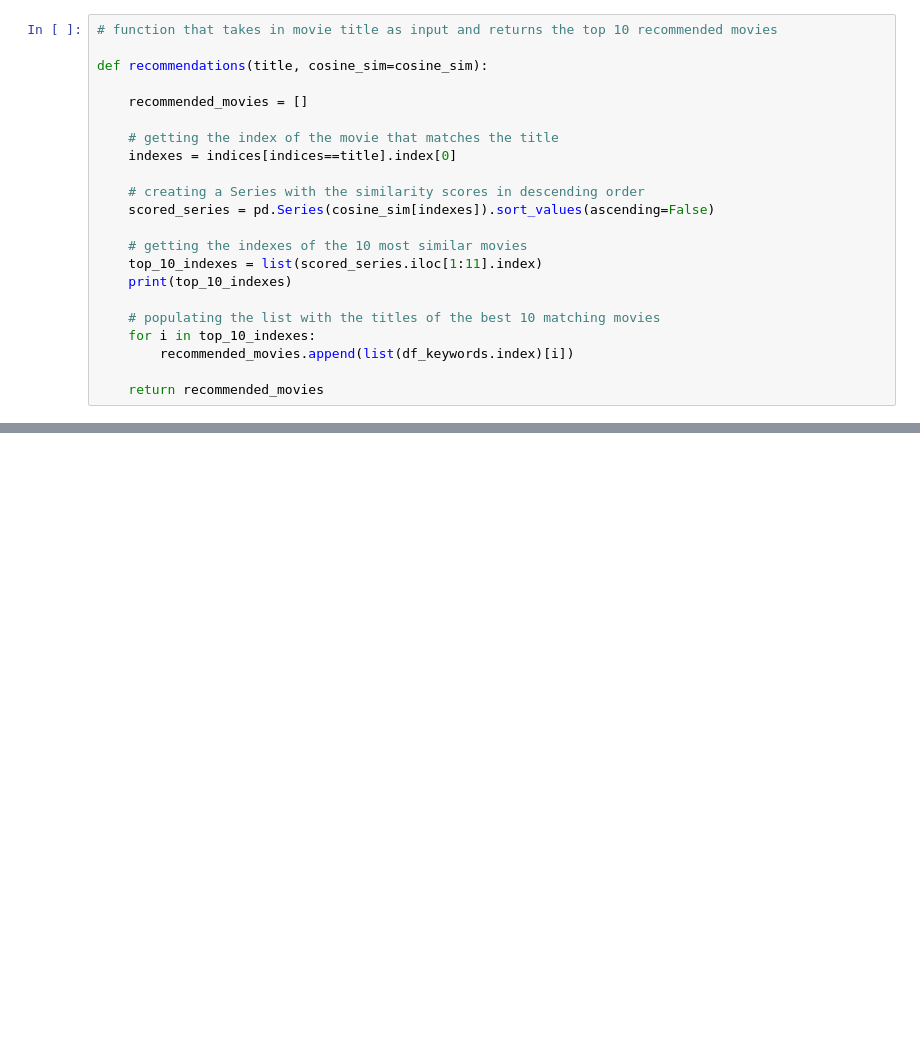
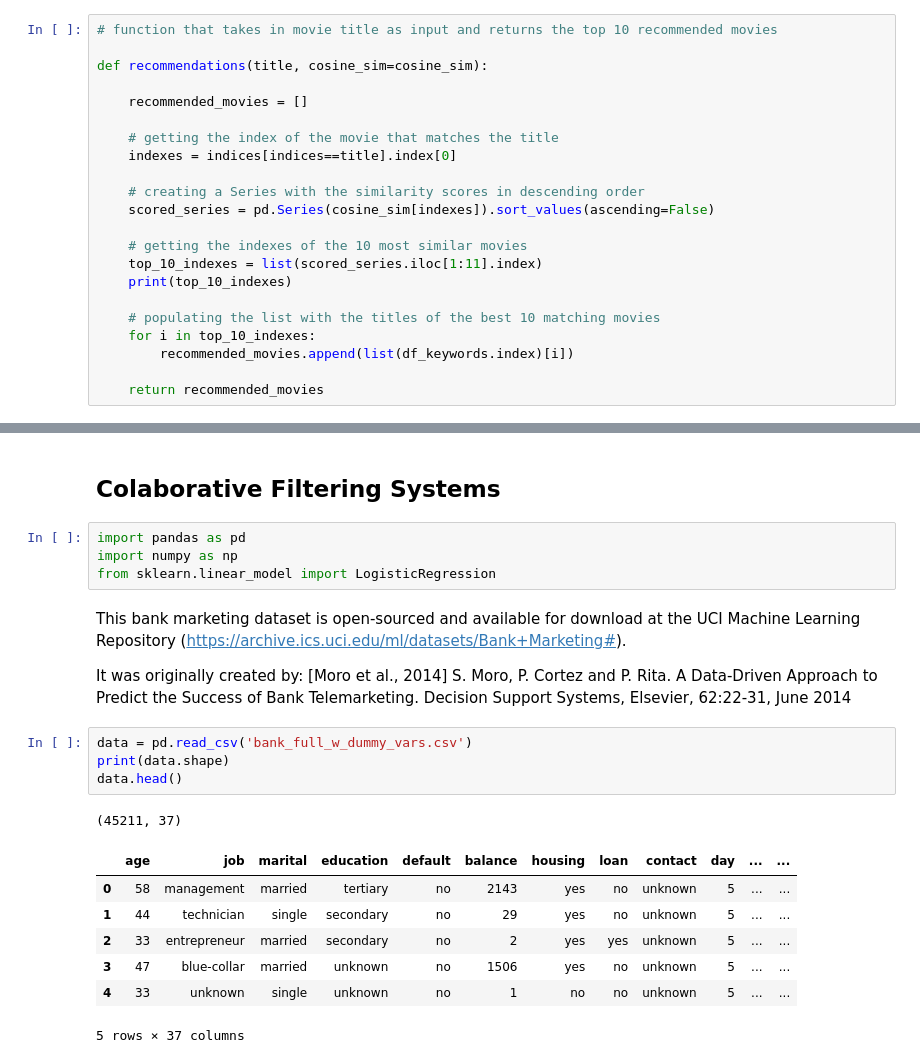
Before and after one commit to RochaErik/X-Recommendation-Systems, a Jupyter notebook: Recommendation_Systems.ipynb, the cells around one changed output, grey strips where cells are left out. Saved outputs shown, nothing was run; the diff lists cells and outputs as text; blank space fills up the shorter version.

Commit message:
Collaborative filtering

```diff
--- a/Recommendation_Systems.ipynb
+++ b/Recommendation_Systems.ipynb
@@ -544,3 +557,26 @@ recommendations('Casino')
  'The Godfather: Part II',
  'Witness for the Prosecution',
  'Scarface']
+# %% [markdown]
+## **Colaborative Filtering Systems**
+# %%
+import pandas as pd
+import numpy as np
+from sklearn.linear_model import LogisticRegression
+# %% [markdown]
+This bank marketing dataset is open-sourced and available for download at the UCI Machine Learning Repository (https://archive.ics.uci.edu/ml/datasets/Bank+Marketing#).
+
+It was originally created by: [Moro et al., 2014] S. Moro, P. Cortez and P. Rita. A Data-Driven Approach to Predict the Success of Bank Telemarketing. Decision Support Systems, Elsevier, 62:22-31, June 2014
+# %%
+data = pd.read_csv('bank_full_w_dummy_vars.csv')
+print(data.shape)
+data.head()
+# %% [output]
+(45211, 37)
+|  | age | job | marital | education | default | balance | housing | loan | contact | day | ... | ... |
+| 0 | 58 | management | married | tertiary | no | 2143 | yes | no | unknown | 5 | ... | ... |
+| 1 | 44 | technician | single | secondary | no | 29 | yes | no | unknown | 5 | ... | ... |
+| 2 | 33 | entrepreneur | married | secondary | no | 2 | yes | yes | unknown | 5 | ... | ... |
+| 3 | 47 | blue-collar | married | unknown | no | 1506 | yes | no | unknown | 5 | ... | ... |
+| 4 | 33 | unknown | single | unknown | no | 1 | no | no | unknown | 5 | ... | ... |
+5 rows × 37 columns
```
Also changed, not shown: parts of 3 cells of this notebook, 1 other file.
